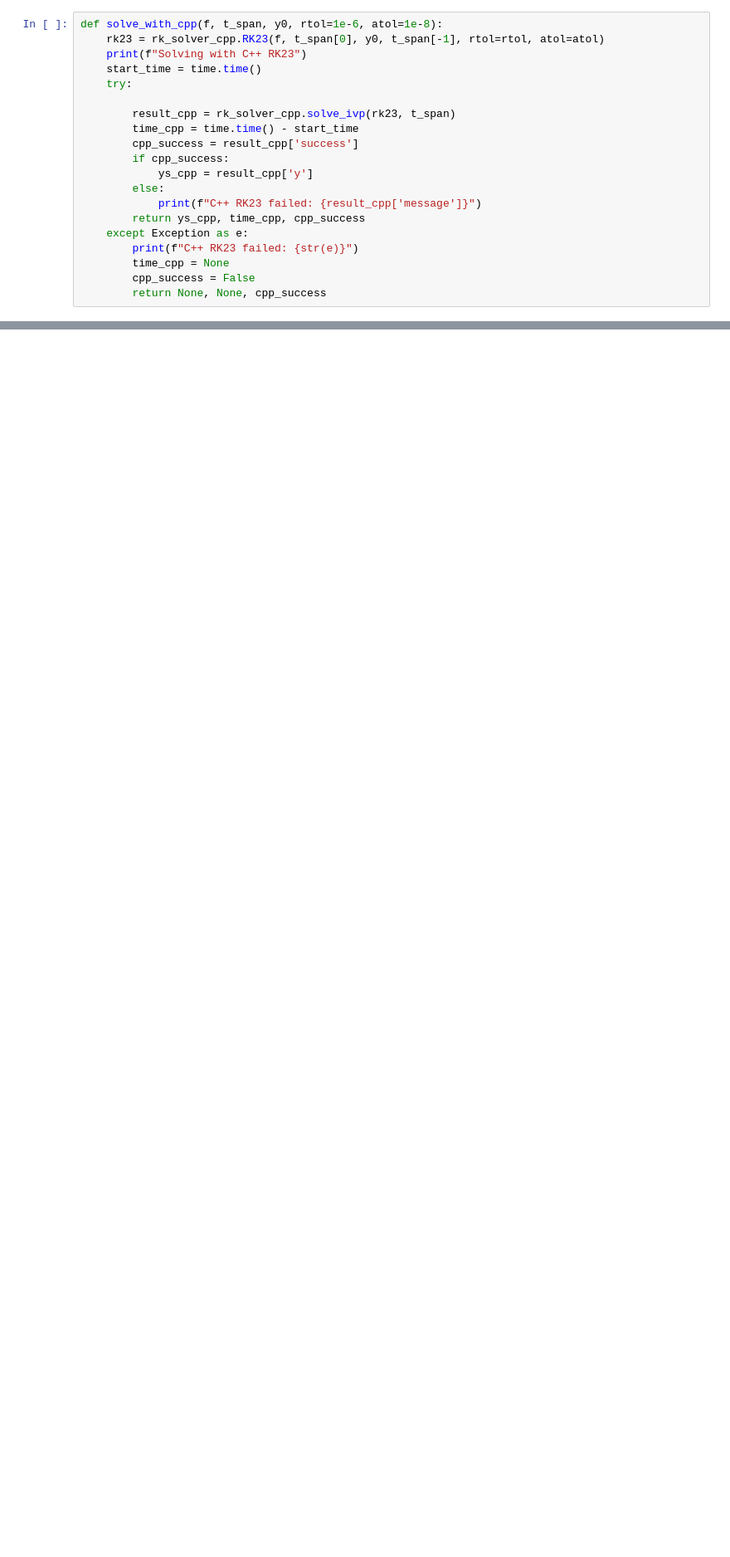
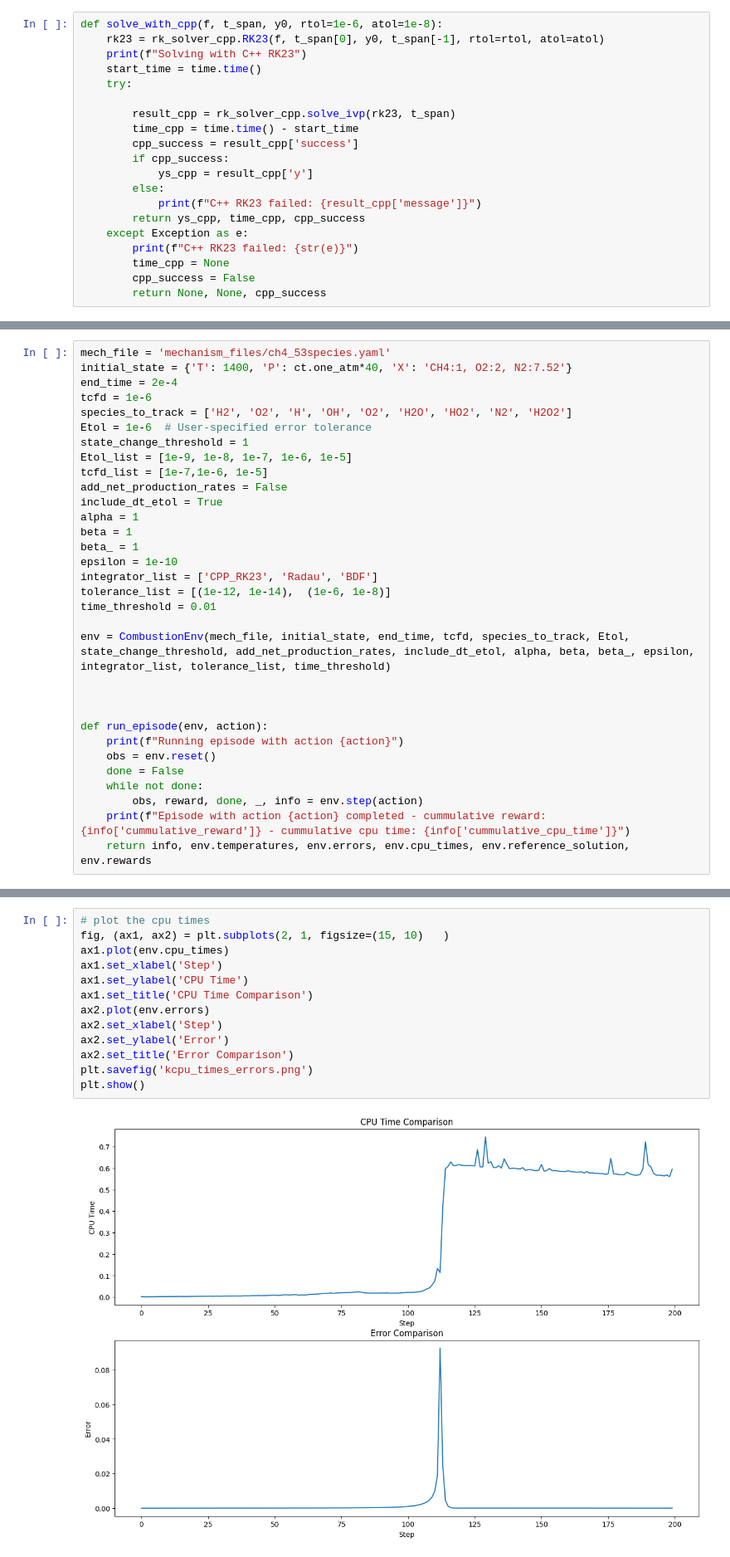
Before and after one commit to elotech47/rk-solvers, a Jupyter notebook: integrator.ipynb, the cells around one changed output, grey strips where cells are left out. Shown at 83% size. Saved outputs shown, nothing was run; the diff lists cells and outputs as text; blank space fills up the shorter version.

```diff
--- a/integrator.ipynb
+++ b/integrator.ipynb
@@ -71,0 +657,32 @@ Solving with C++ RK23
+# %%
+mech_file = 'mechanism_files/ch4_53species.yaml'
+initial_state = {'T': 1400, 'P': ct.one_atm*40, 'X': 'CH4:1, O2:2, N2:7.52'}
+end_time = 2e-4
+tcfd = 1e-6
+species_to_track = ['H2', 'O2', 'H', 'OH', 'O2', 'H2O', 'HO2', 'N2', 'H2O2']
+Etol = 1e-6  # User-specified error tolerance
+state_change_threshold = 1
+Etol_list = [1e-9, 1e-8, 1e-7, 1e-6, 1e-5]
+tcfd_list = [1e-7,1e-6, 1e-5]
+add_net_production_rates = False
+include_dt_etol = True
+alpha = 1
+beta = 1
+beta_ = 1
+epsilon = 1e-10
+integrator_list = ['CPP_RK23', 'Radau', 'BDF']
+tolerance_list = [(1e-12, 1e-14),  (1e-6, 1e-8)]
+time_threshold = 0.01
+
+env = CombustionEnv(mech_file, initial_state, end_time, tcfd, species_to_track, Etol, state_change_threshold, add_net_production_rates, include_dt_etol, alpha, beta, beta_, epsilon, integrator_list, tolerance_list, time_threshold)
+
+
+
+def run_episode(env, action):
+    print(f"Running episode with action {action}")
+    obs = env.reset()
+    done = False
+    while not done:
+        obs, reward, done, _, info = env.step(action)
+    print(f"Episode with action {action} completed - cummulative reward: {info['cummulative_reward']} - cummulative cpu time: {info['cummulative_cpu_time']}")
+    return info, env.temperatures, env.errors, env.cpu_times, env.reference_solution, env.rewards
@@ -71,0 +926,15 @@ Solving with C++ RK23
+# %%
+# plot the cpu times
+fig, (ax1, ax2) = plt.subplots(2, 1, figsize=(15, 10)   )
+ax1.plot(env.cpu_times)
+ax1.set_xlabel('Step')
+ax1.set_ylabel('CPU Time')
+ax1.set_title('CPU Time Comparison')
+ax2.plot(env.errors)
+ax2.set_xlabel('Step')
+ax2.set_ylabel('Error')
+ax2.set_title('Error Comparison')
+plt.savefig('kcpu_times_errors.png')
+plt.show()
+# %% [output]
+[figure, added]
```
Also changed, not shown: parts of 20 cells of this notebook, 18 other files.
